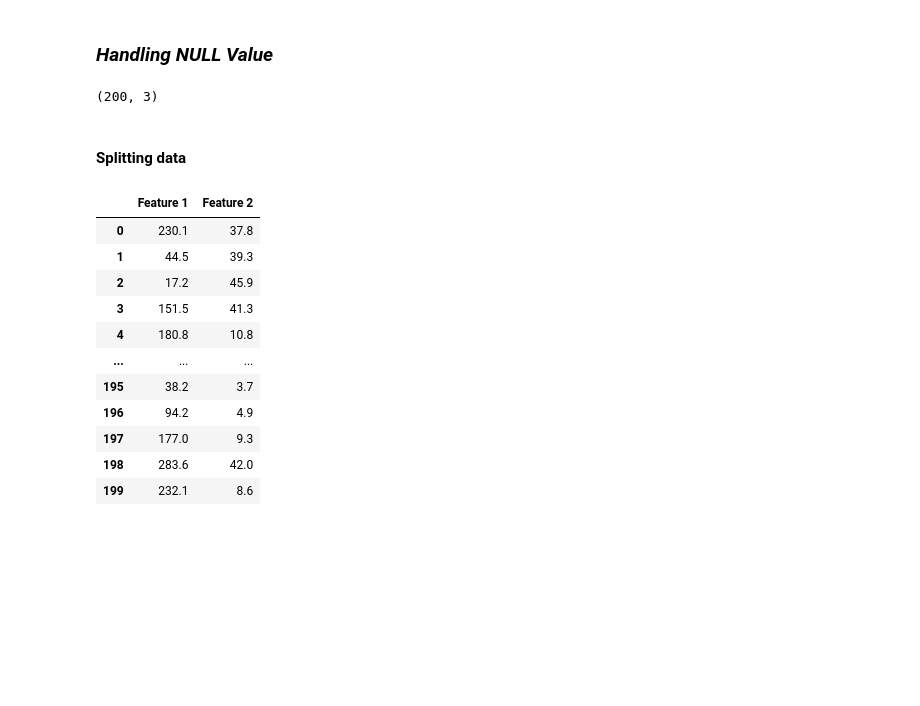
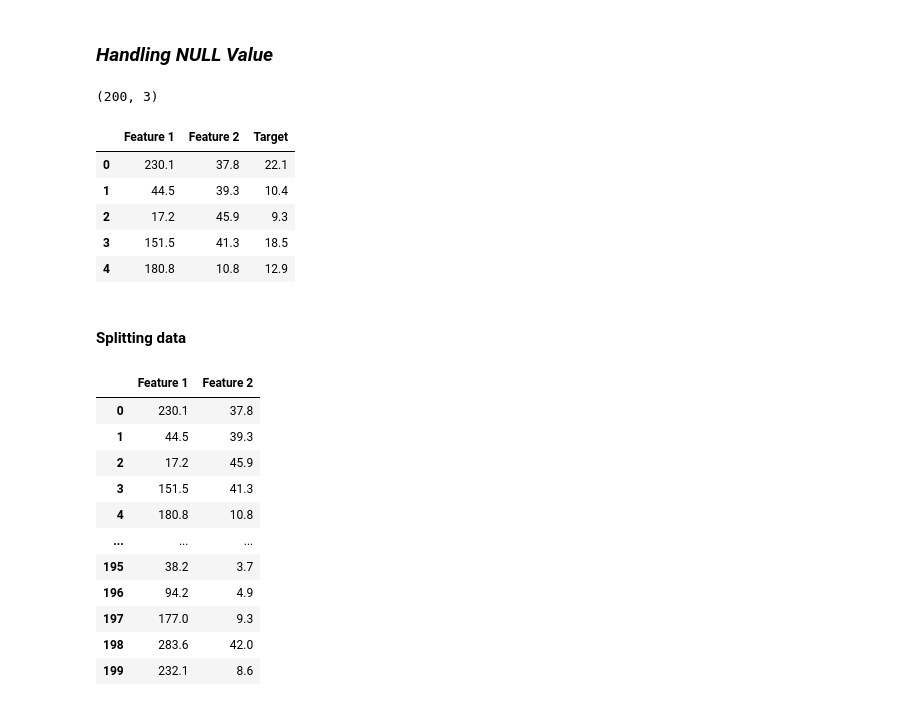
Before and after one commit to satyam1256/Data_Science, a Jupyter notebook: Machine_Learning/Multiple_Regression/multiple_regression.ipynb, the cells around one changed output. Drawn from its saved outputs; the diff is of its cells as text; code cells hidden in the pictures; blank space fills up the shorter version.

```diff
--- a/Machine_Learning/Multiple_Regression/multiple_regression.ipynb
+++ b/Machine_Learning/Multiple_Regression/multiple_regression.ipynb
@@ -43,6 +43,15 @@ data = data.dropna()
 data.shape
 # %% [output]
 (200, 3)
+# %%
+data.head(5)
+# %% [output]
+|  | Feature 1 | Feature 2 | Target |
+| 0 | 230.1 | 37.8 | 22.1 |
+| 1 | 44.5 | 39.3 | 10.4 |
+| 2 | 17.2 | 45.9 | 9.3 |
+| 3 | 151.5 | 41.3 | 18.5 |
+| 4 | 180.8 | 10.8 | 12.9 |
 # %% [markdown]
 #### Splitting data
 # %%
```
Also changed, not shown: 11 other files.
